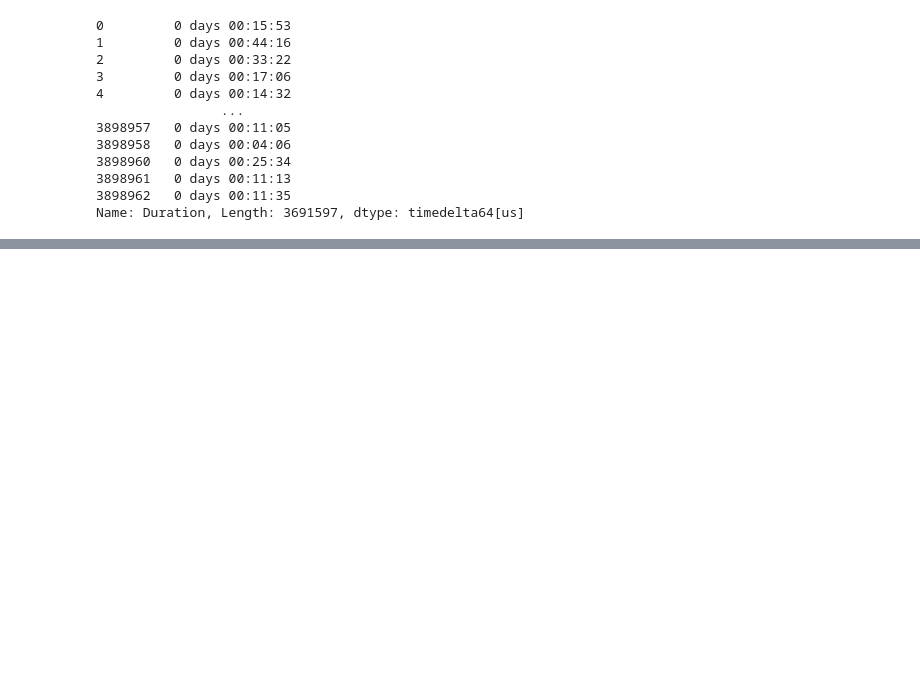
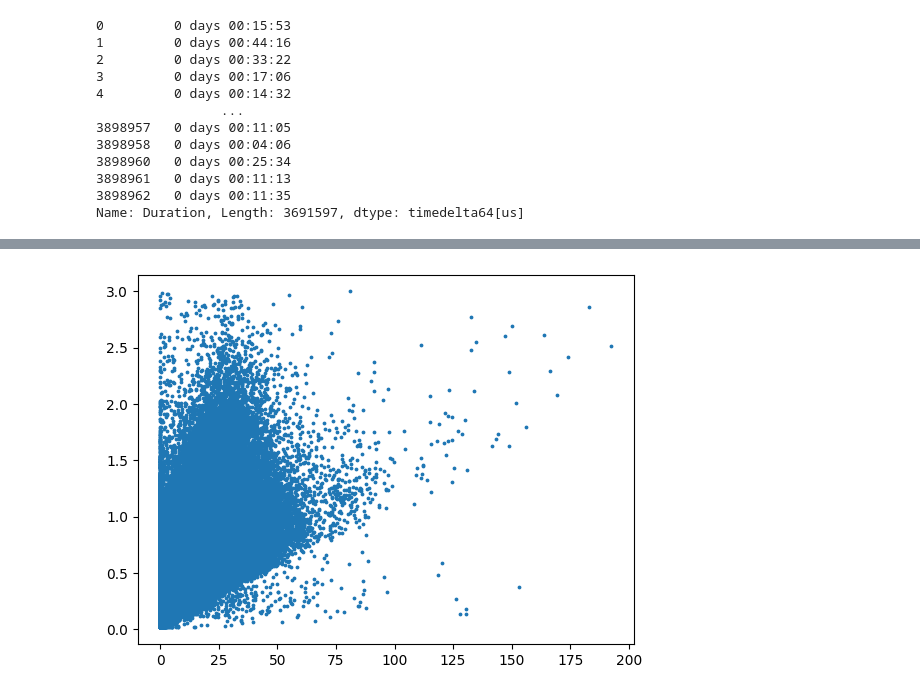
Before and after one commit to annaguerrra/AI-Bosch, a Jupyter notebook: Aula02/main.ipynb, the cells around one changed output, grey strips where cells are left out. Cells and saved outputs as stored; diff of their text form; code cells hidden in the pictures; blank space fills up the shorter version.

```diff
--- a/Aula02/main.ipynb
+++ b/Aula02/main.ipynb
@@ -281,0 +333,12 @@ Name: Duration, Length: 3691597, dtype: timedelta64[us]
+# %%
+df['Hour'] = df['Duration'].dt.total_seconds() / 3600
+
+df['Hour'].describe()
+
+x = df['trip_distance']
+y = df['Hour']
+
+plt.scatter(x, y, s = 3)
+plt.show()
+# %% [output]
+[figure, added]
```
Also changed, not shown: parts of 7 cells of this notebook.
